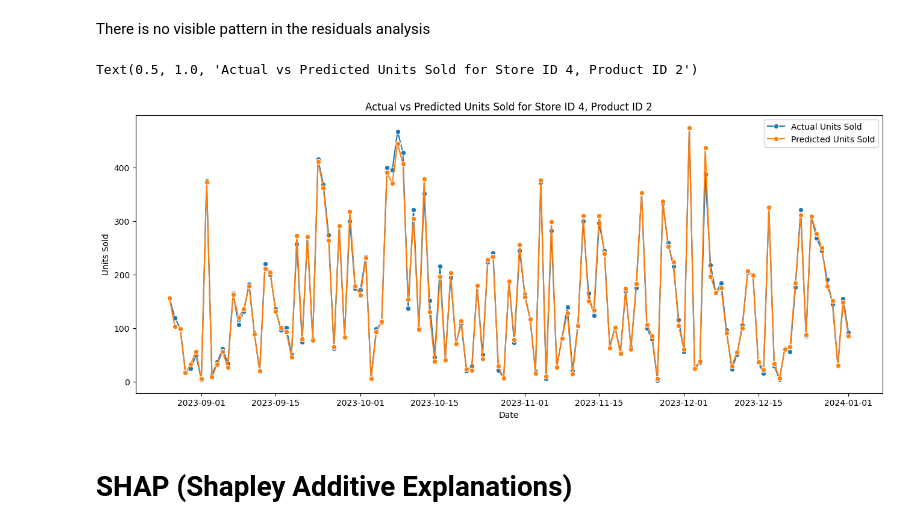
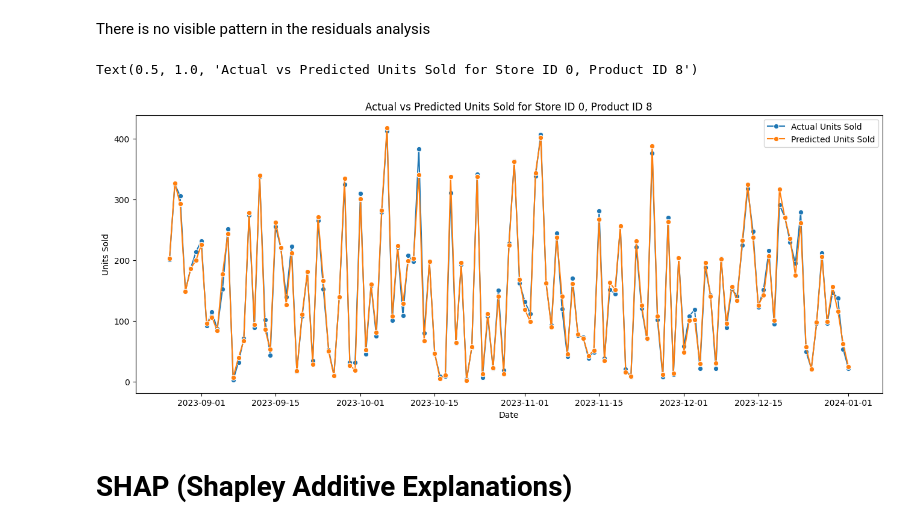
Before and after one commit to PercyDancourt/REME, a Jupyter notebook: notebooks/03_modeling.ipynb, the cells around one changed output. Cells and saved outputs as stored; diff of their text form; code cells hidden in the pictures.

```diff
--- a/notebooks/03_modeling.ipynb
+++ b/notebooks/03_modeling.ipynb
@@ -96,14 +97,14 @@ Text(0.5, 1.0, 'Residuals for Store ID 3, Product ID 6')
 # %% [markdown]
 There is no visible pattern in the residuals analysis
 # %%
-group = test[(test['Store ID'] == 4) & (test['Product ID'] == 2)] # Select a group with high MSE
+group = test[(test['Store ID'] == 0) & (test['Product ID'] == 8)] # Select a group with high MSE
 plt.figure(figsize=(16, 6))
 sns.lineplot(data=group, x='Date', y='Units Sold', label='Actual Units Sold', marker='o')
 sns.lineplot(data=group, x='Date', y='Units Sold pred', label='Predicted Units Sold', marker='o')
 plt.title(f"Actual vs Predicted Units Sold for Store ID {group['Store ID'].iloc[0]}, Product ID {group['Product ID'].iloc[0]}")
 # %% [output]
-Text(0.5, 1.0, 'Actual vs Predicted Units Sold for Store ID 4, Product ID 2')
+Text(0.5, 1.0, 'Actual vs Predicted Units Sold for Store ID 0, Product ID 8')
-[figure, old version]
+[figure, new version]
 # %% [markdown]
 # SHAP (Shapley Additive Explanations)
 # %%
```
Also changed, not shown: parts of 11 cells of this notebook.
